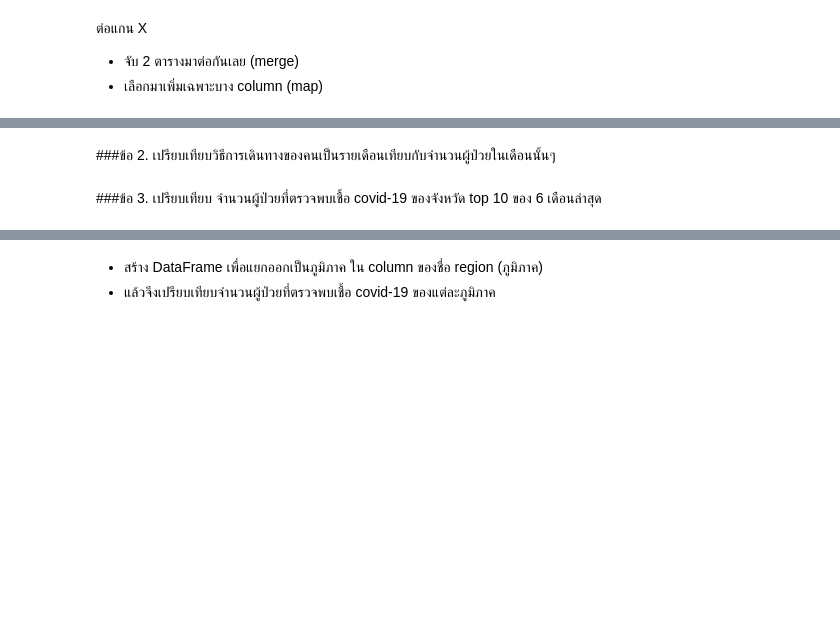
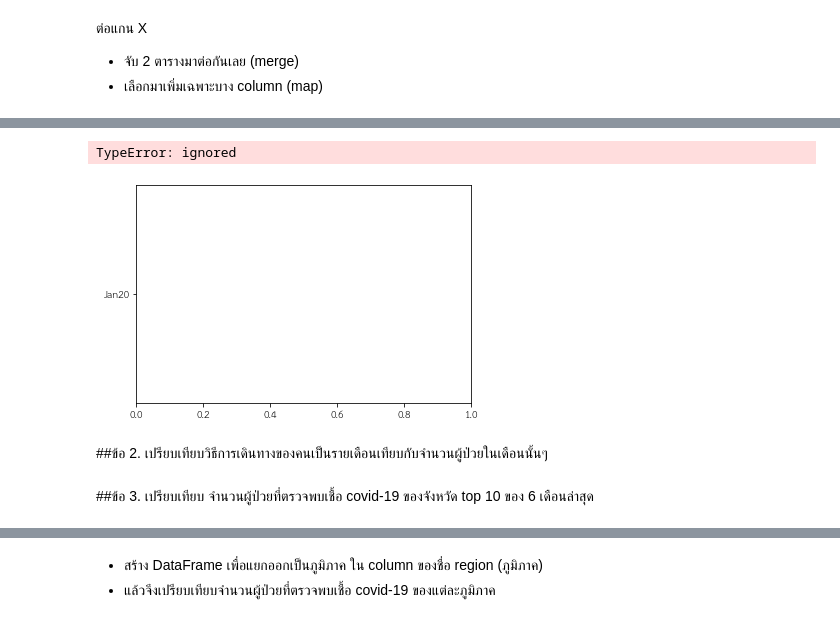
Before and after one commit to dinsor17/k, a Jupyter notebook: Visualization_Final_Exam.ipynb, the cells around one changed output, grey strips where cells are left out. Saved outputs shown, nothing was run; the diff lists cells and outputs as text; code cells hidden in the pictures; blank space fills up the shorter version.

```diff
--- a/Visualization_Final_Exam.ipynb
+++ b/Visualization_Final_Exam.ipynb
@@ -386,2 +377,0 @@ table['Month'] = table['date'].dt.month
-# %%
-data_pass['month'] = data_pass['date'].dt.month
@@ -394,3 +377,0 @@ covid
-# %%
-data_pass.set_index('announce_date',inplace=True)
-data_pass.head()
@@ -490,7 +519,25 @@ dataF = DataFrame(Data,columns=['April','May'])
+# %%
+labels = ['Jan20','Feb20','Mar20','Apr20','May20','Jun20','Jul20','Aug20','Sep20','Oct20','Nov20','Dec20','Jan21','Feb21','Mar21','Apr21']
+# %%
+width = 0.35       # the width of the bars: can also be len(x) sequence
+
+fig, ax = plt.subplots()
+
+ax.barh(labels, data_covid, width,  label='ผู้ป่วย', color = '#fc9700')
+ax.barh(labels, data_pass, width, left=data_covid, label='การเดินทาง', color = '#19038a')
+
+ax.set_ylabel('Number')
+ax.set_title('เปรียบเทียบจำนวนผู้ป่วยกับจำนวนคนเดินทางในแต่ละเดือน')
+ax.legend()
+
+plt.show()
+# %% [output]
+TypeError: ignored
+[figure, added]
 # %% [markdown]
-###ข้อ 2. เปรียบเทียบวิธีการเดินทางของคนเป็นรายเดือนเทียบกับจำนวนผู้ป่วยในเดือนนั้นๆ
+##ข้อ 2. เปรียบเทียบวิธีการเดินทางของคนเป็นรายเดือนเทียบกับจำนวนผู้ป่วยในเดือนนั้นๆ
 # %% [markdown]
-###ข้อ 3. เปรียบเทียบ จำนวนผู้ป่วยที่ตรวจพบเชื้อ covid-19 ของจังหวัด top 10 ของ 6 เดือนล่าสุด
+##ข้อ 3. เปรียบเทียบ จำนวนผู้ป่วยที่ตรวจพบเชื้อ covid-19 ของจังหวัด top 10 ของ 6 เดือนล่าสุด
 # %%
 #หาจังหวัดที่มีคน click เข้าไปมากที่สุดสามอันดับแรก
 #แบบเรียงจากมากไปน้อย
```
Also changed, not shown: parts of 38 cells of this notebook.
